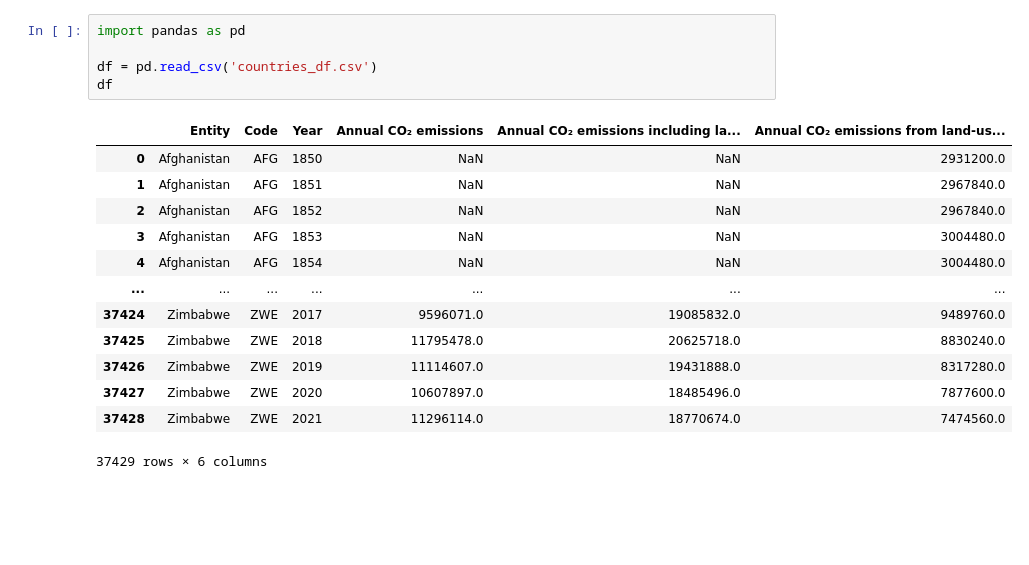
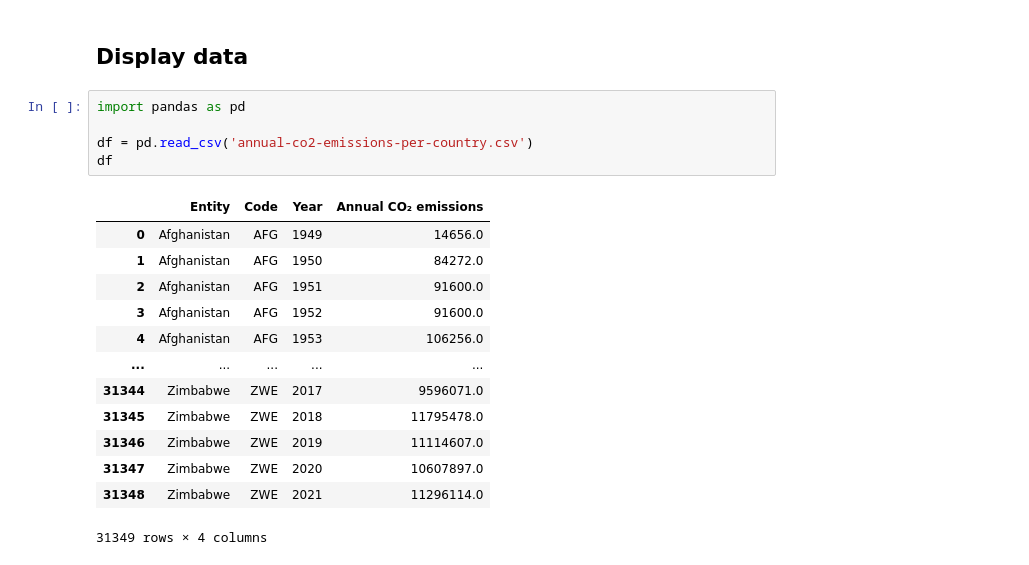
Before and after one commit to alanjones2/flapjax_public, a Jupyter notebook: jinja-article/reuse/data.ipynb, the cells around one changed output. Saved outputs shown, nothing was run; the diff lists cells and outputs as text; blank space fills up the shorter version.

```diff
--- a/jinja-article/reuse/data.ipynb
+++ b/jinja-article/reuse/data.ipynb
@@ -1,19 +1,21 @@
+# %% [markdown]
+## Display data
 # %%
 import pandas as pd
 
-df = pd.read_csv('countries_df.csv')
+df = pd.read_csv('annual-co2-emissions-per-country.csv')
 df
 # %% [output]
-|  | Entity | Code | Year | Annual CO₂ emissions | Annual CO₂ emissions including la... | Annual CO₂ emissions from land-us... |
-| 0 | Afghanistan | AFG | 1850 | NaN | NaN | 2931200.0 |
-| 1 | Afghanistan | AFG | 1851 | NaN | NaN | 2967840.0 |
-| 2 | Afghanistan | AFG | 1852 | NaN | NaN | 2967840.0 |
-| 3 | Afghanistan | AFG | 1853 | NaN | NaN | 3004480.0 |
-| 4 | Afghanistan | AFG | 1854 | NaN | NaN | 3004480.0 |
-| ... | ... | ... | ... | ... | ... | ... |
-| 37424 | Zimbabwe | ZWE | 2017 | 9596071.0 | 19085832.0 | 9489760.0 |
-| 37425 | Zimbabwe | ZWE | 2018 | 11795478.0 | 20625718.0 | 8830240.0 |
-| 37426 | Zimbabwe | ZWE | 2019 | 11114607.0 | 19431888.0 | 8317280.0 |
-| 37427 | Zimbabwe | ZWE | 2020 | 10607897.0 | 18485496.0 | 7877600.0 |
-| 37428 | Zimbabwe | ZWE | 2021 | 11296114.0 | 18770674.0 | 7474560.0 |
+|  | Entity | Code | Year | Annual CO₂ emissions |
+| 0 | Afghanistan | AFG | 1949 | 14656.0 |
+| 1 | Afghanistan | AFG | 1950 | 84272.0 |
+| 2 | Afghanistan | AFG | 1951 | 91600.0 |
+| 3 | Afghanistan | AFG | 1952 | 91600.0 |
+| 4 | Afghanistan | AFG | 1953 | 106256.0 |
+| ... | ... | ... | ... | ... |
+| 31344 | Zimbabwe | ZWE | 2017 | 9596071.0 |
+| 31345 | Zimbabwe | ZWE | 2018 | 11795478.0 |
+| 31346 | Zimbabwe | ZWE | 2019 | 11114607.0 |
+| 31347 | Zimbabwe | ZWE | 2020 | 10607897.0 |
+| 31348 | Zimbabwe | ZWE | 2021 | 11296114.0 |
-37429 rows × 6 columns
+31349 rows × 4 columns
```
Also changed, not shown: parts of 7 cells of this notebook, 2 other files.
